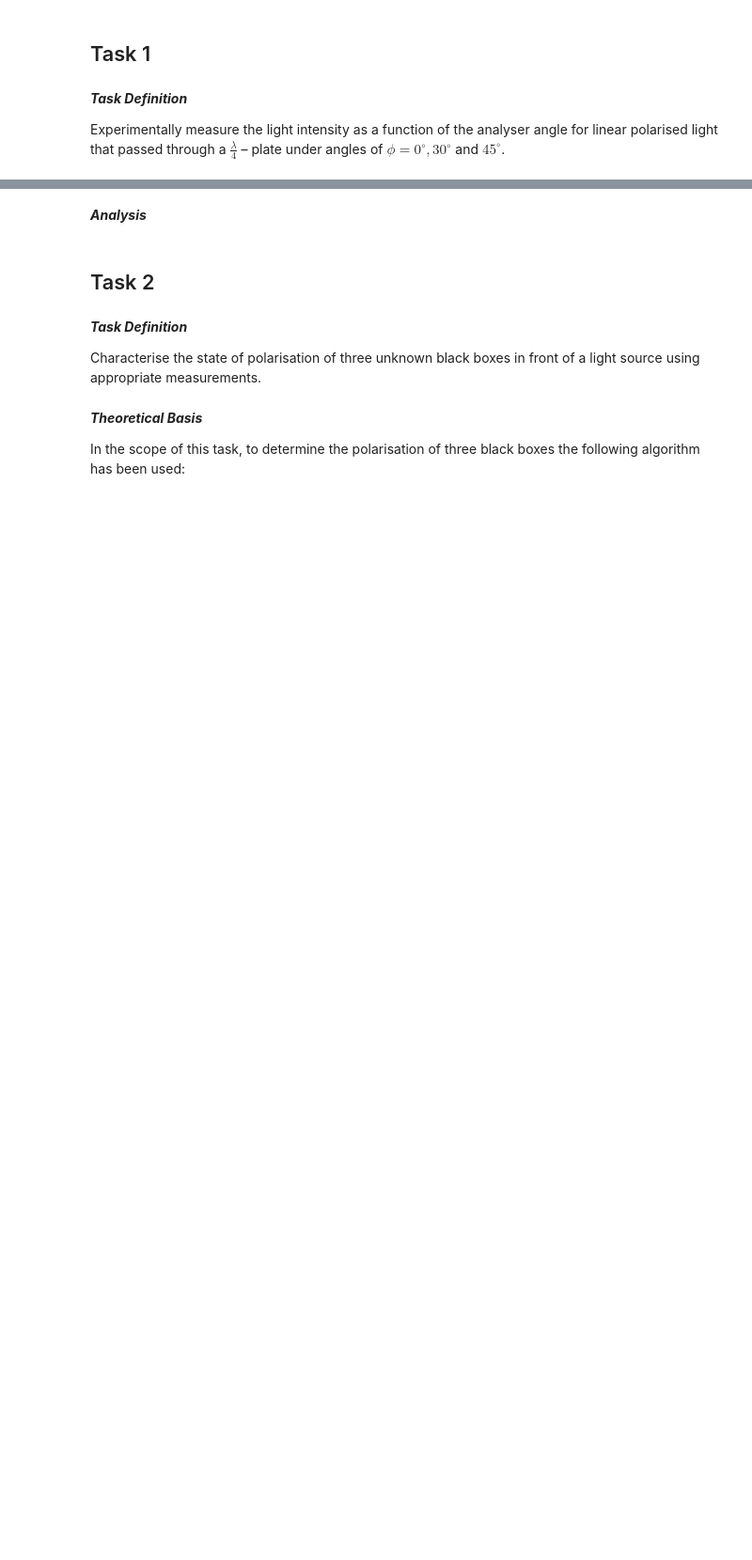
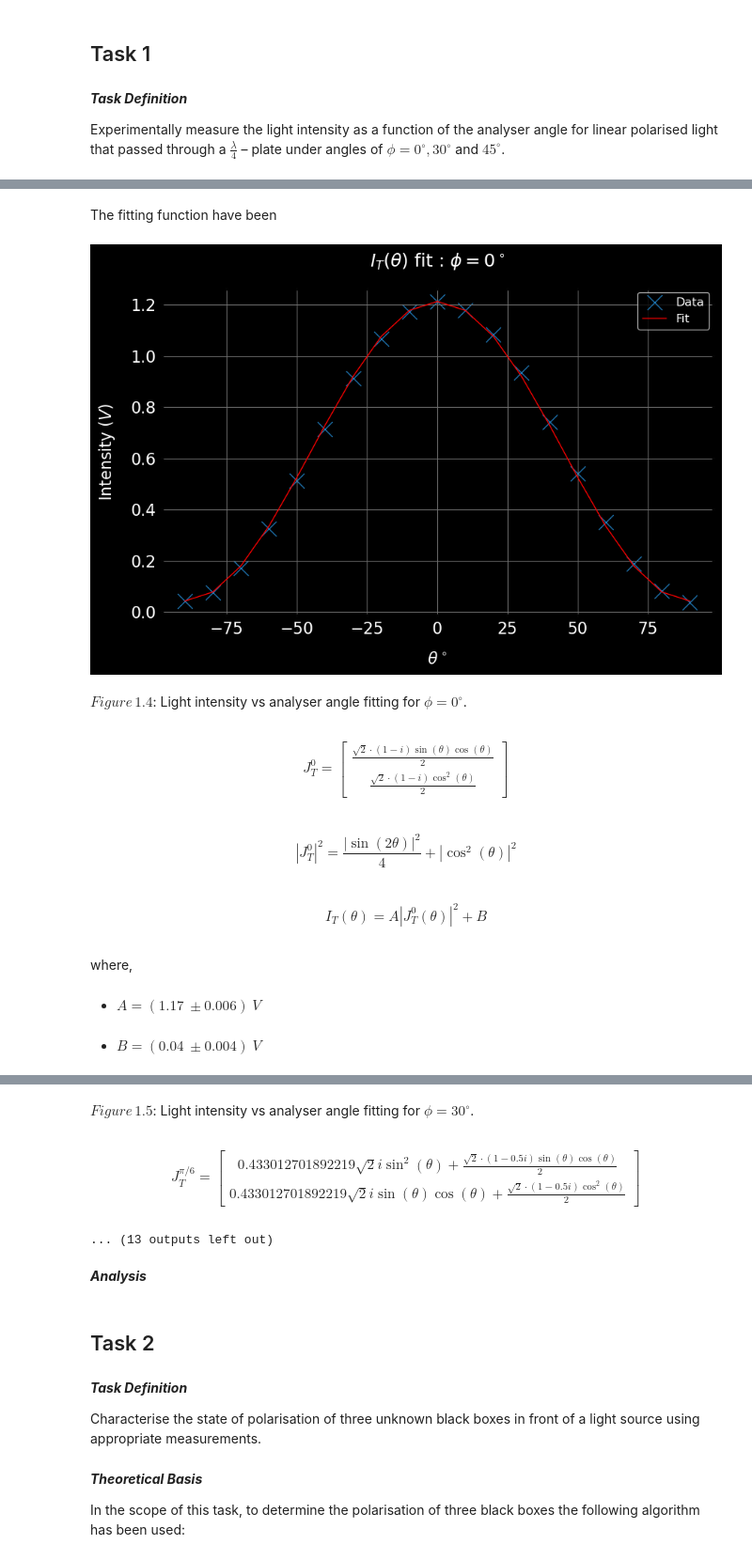
Before and after one commit to edhar98/Lab2, a Jupyter notebook: O11e/O11e Lab Report.ipynb, the cells around one changed output, grey strips where cells are left out. Shown at 94% size. Drawn from its saved outputs; the diff is of its cells as text; code cells hidden in the pictures; blank space fills up the shorter version.

```diff
--- a/O11e/O11e Lab Report.ipynb
+++ b/O11e/O11e Lab Report.ipynb
@@ -87,7 +88,7 @@ Characterise the state of polarisation of three unknown black boxes in front of
 # %%
 # GLOBALS
 task_1_title_str = ['0', '30', '45'] # Degrees
-phi_l = [0, np.pi/6, np.pi/4]
+phi_l = [0, -np.pi/6, np.pi/4]
 # %% [markdown]
 ## Task 0: Calculate the light intensity $I$ of polarised light
 # %% [markdown]
@@ -396,0 +328,56 @@ $Figure\, 1.4$: Light intensity vs analyser angle fitting for $\phi = 45 ^\circ$
+# %%
+def make_f2opt(lambdified):
+    return lambda x, a, b: a*lambdified(x)+b
+# %%
+dy(Lx("The fitting function have been"))
+
+phi_str_l = ['0', r'\pi/6', r'\pi/4']
+for i, phi_value in enumerate(phi_l):
+    CBA_substituted = CBA.subs({phi: phi_value, theta: theta})
+
+
+    norm_squared = sp.trigsimp(sp.expand_trig(CBA_substituted.norm()**2))
+
+    # Convert the simplified expression to a LaTeX string
+
+    # symbolic representation of fitting function
+    fit_sym = CBA_substituted.norm()**2
+    # lamdify sym object
+    python_formula = sp.lambdify(theta, fit_sym, 'numpy')
+    # convert to fit function
+    fit_f = make_f2opt(python_formula)
+    fit = curve_fit(fit_f, np.deg2rad(x_l[i]), y_l[i])
+    A = fit[0][0]
+    u_A = np.sqrt(fit[1][0][0])
+    B = fit[0][1]
+    u_B = np.sqrt(fit[1][1][1])
+
+    fit_y = fit_f(np.deg2rad(x_l[i]), A, B)
+
+    plt.scatter(x_l[i], y_l[i], label='Data', marker='x')
+    plt.plot(x_l[i], fit_y, label=r'Fit', color = 'r')
+    plt.xlabel(r'$\theta^\circ$')
+    plt.ylabel(r'Intensity ($V$)')
+    if i==2:
+        plt.axhline(0, color='grey')
+    plt.grid(True)
+    plt.title(r'$I_T(\theta)$ fit : $\phi = %s ^\circ$' % task_1_title_str[i])
+    plt.legend()
+    plt.show()
+    dy(Lx(r'$Figure\, 1.%d$: Light intensity vs analyser angle fitting for $\phi = %s ^\circ$.' % (4 + i, task_1_title_str[i])))
+    dy(Lx(r'$$J^{%s}_{T} = %s$$' % (phi_str_l[i], sp.latex(CBA_substituted))))
+    dy(Lx(r'$$|J^{%s}_{T}|^2 =%s$$' % (phi_str_l[i],sp.latex(norm_squared))))
+    dy(Lx(r'$$I_T(\theta) = A|J^{%s}_{T}(\theta)|^2 + B$$' % (phi_str_l[i])))
+    dy(Lx('where, '))
+    dy(Lx(r'- $A = (%.2f ~ \pm %.3f) ~V$' % (A, u_A)))
+    dy(Lx(r'- $B = (%.2f ~ \pm %.3f)~V$' % (B, u_B)))
+# %% [output]
+The fitting function have been
+[figure, added]
+$Figure\, 1.4$: Light intensity vs analyser angle fitting for $\phi = 0 ^\circ$.
+$$J^{0}_{T} = \left[\begin{matrix}\frac{\sqrt{2} \cdot \left(1 - i\right) \sin{\left(\theta \right)} \cos{\left(\theta \right)}}{2}\\\frac{\sqrt{2} \cdot \left(1 - i\right) \cos^{2}{\left(\theta \right)}}{2}\end{matrix}\right]$$
+$$|J^{0}_{T}|^2 =\frac{\left|{\sin{\left(2 \theta \right)}}\right|^{2}}{4} + \left|{\cos^{2}{\left(\theta \right)}}\right|^{2}$$
+$$I_T(\theta) = A|J^{0}_{T}(\theta)|^2 + B$$
+where,
+- $A = (1.17 ~ \pm 0.006) ~V$
+- $B = (0.04 ~ \pm 0.004)~V$
@@ -397,3 +385,6 @@ $Figure\, 1.4$: Light intensity vs analyser angle fitting for $\phi = 45 ^\circ$
+$Figure\, 1.5$: Light intensity vs analyser angle fitting for $\phi = 30 ^\circ$.
+$$J^{\pi/6}_{T} = \left[\begin{matrix}0.433012701892219 \sqrt{2} i \sin^{2}{\left(\theta \right)} + \frac{\sqrt{2} \cdot \left(1 - 0.5 i\right) \sin{\left(\theta \right)} \cos{\left(\theta \right)}}{2}\\0.433012701892219 \sqrt{2} i \sin{\left(\theta \right)} \cos{\left(\theta \right)} + \frac{\sqrt{2} \cdot \left(1 - 0.5 i\right) \cos^{2}{\left(\theta \right)}}{2}\end{matrix}\right]$$
+... (13 outputs left out)
 # %% [markdown]
 ***Analysis***
 # %% [markdown]
```
Also changed, not shown: parts of 10 cells of this notebook, 1 other file.
